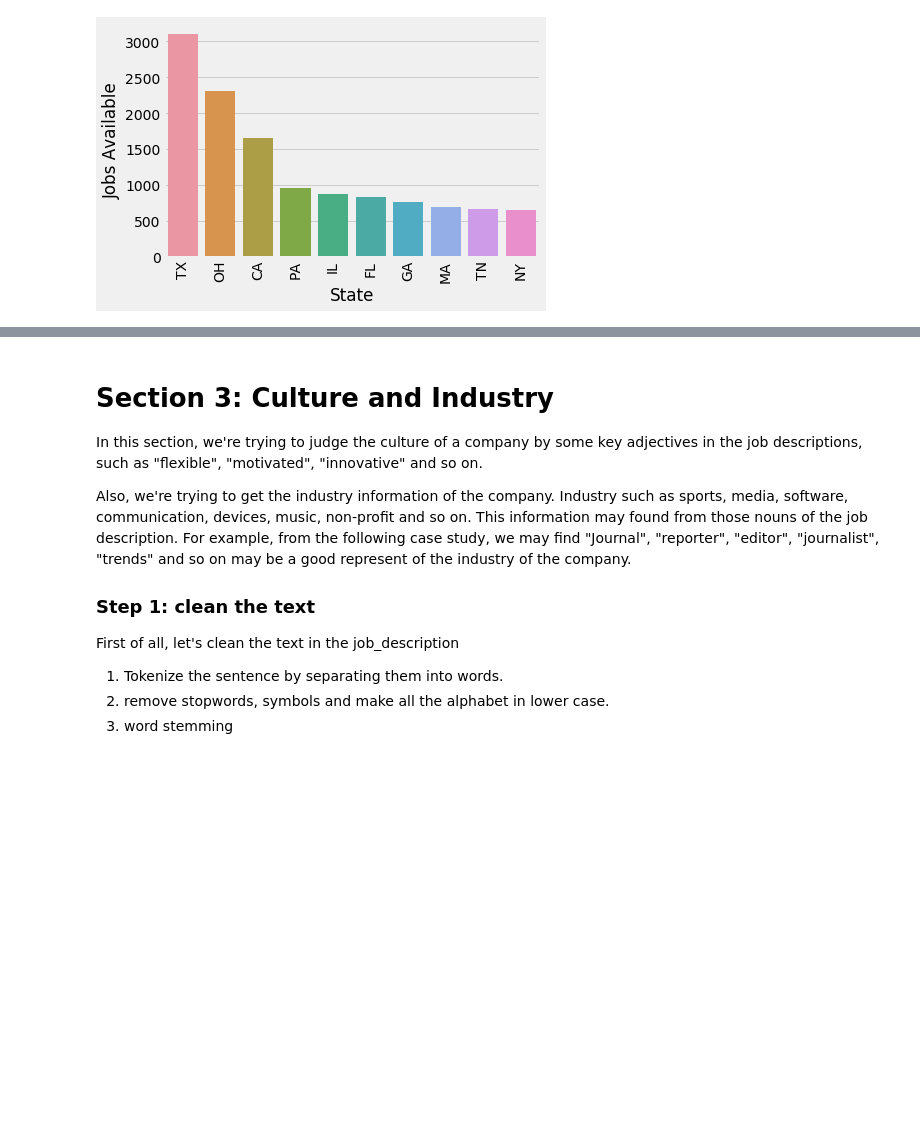
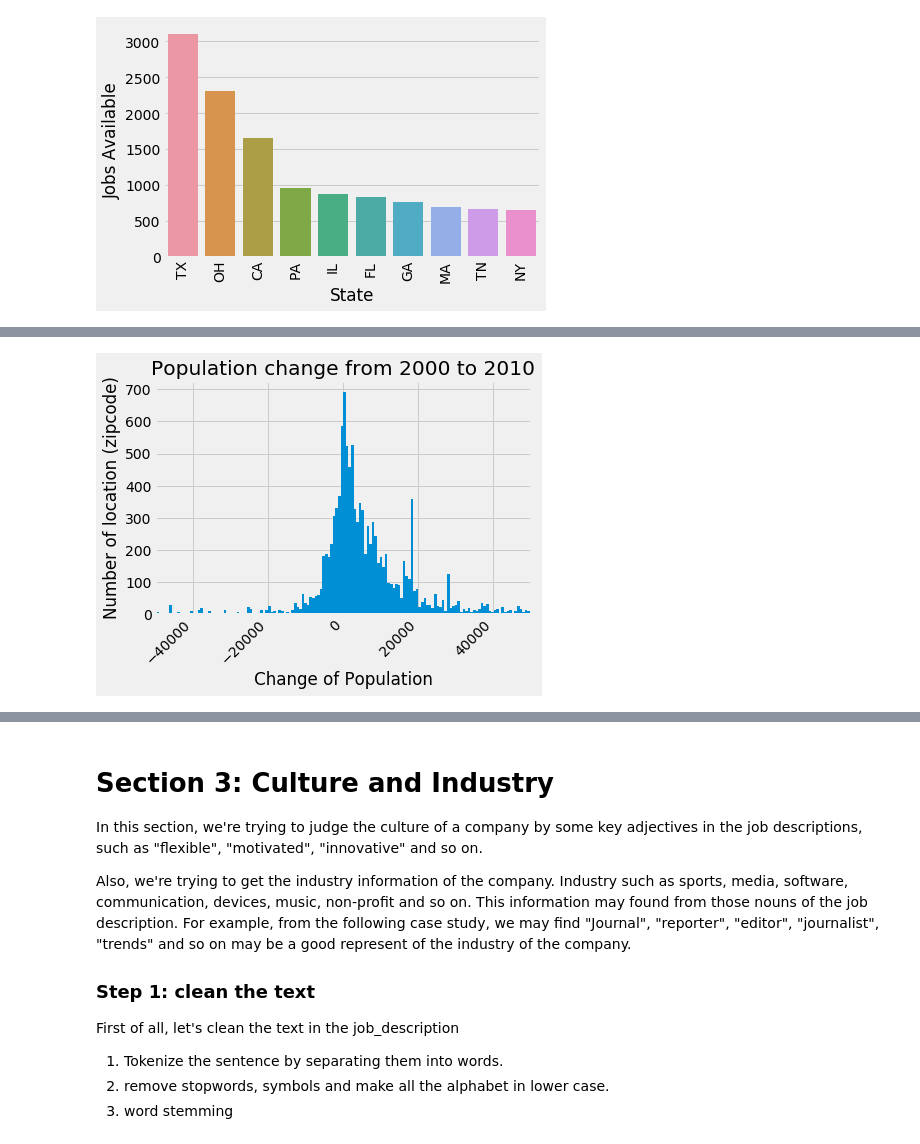
Before and after one commit to yaqiongz/JobMatcher, a Jupyter notebook: data_wrangling.ipynb, the cells around one changed output, grey strips where cells are left out. Saved outputs shown, nothing was run; the diff lists cells and outputs as text; code cells hidden in the pictures; blank space fills up the shorter version.

```diff
--- a/data_wrangling.ipynb
+++ b/data_wrangling.ipynb
@@ -256,0 +357,4 @@ df_2010['zip'] = df_2010.index
+# %%
+# Merge df_diff with df_zip
+df_location = pd.merge(df_zip, df_diff, left_on='zip_code', right_on='zip', how='inner')
+df_location.tail()
@@ -256,0 +368,15 @@ df_2010['zip'] = df_2010.index
+# %%
+df_location = df_location[~df_location.distance_home.isnull()]
+# %%
+# Distribution of population change for the jobs in the dataset
+fig, ax = plt.subplots()
+
+plt.hist(df_location['diff'],500)
+labels = ax.get_xticklabels()
+plt.setp(labels, rotation=45, horizontalalignment='right')
+
+ax.set(xlim=[-50000, 50000], xlabel='Change of Population', ylabel='Number of location (zipcode)',
+       title='Population change from 2000 to 2010')
+plt.show()
+# %% [output]
+[figure, added]
```
Also changed, not shown: parts of 52 cells of this notebook.
